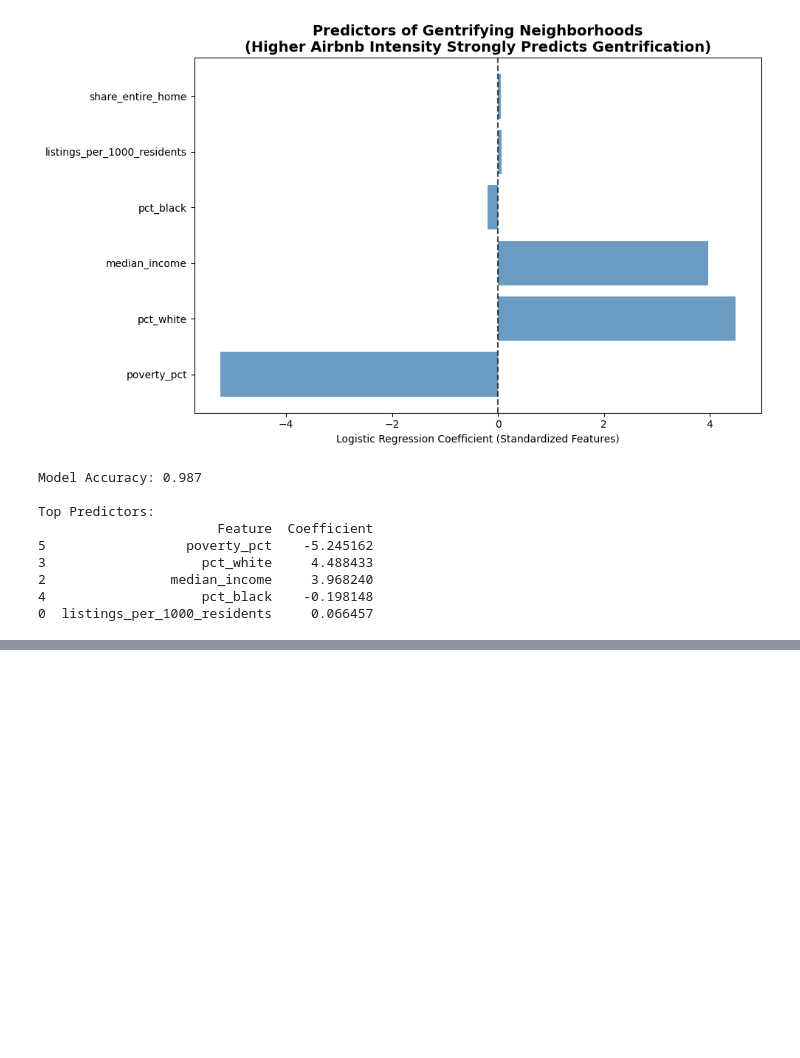
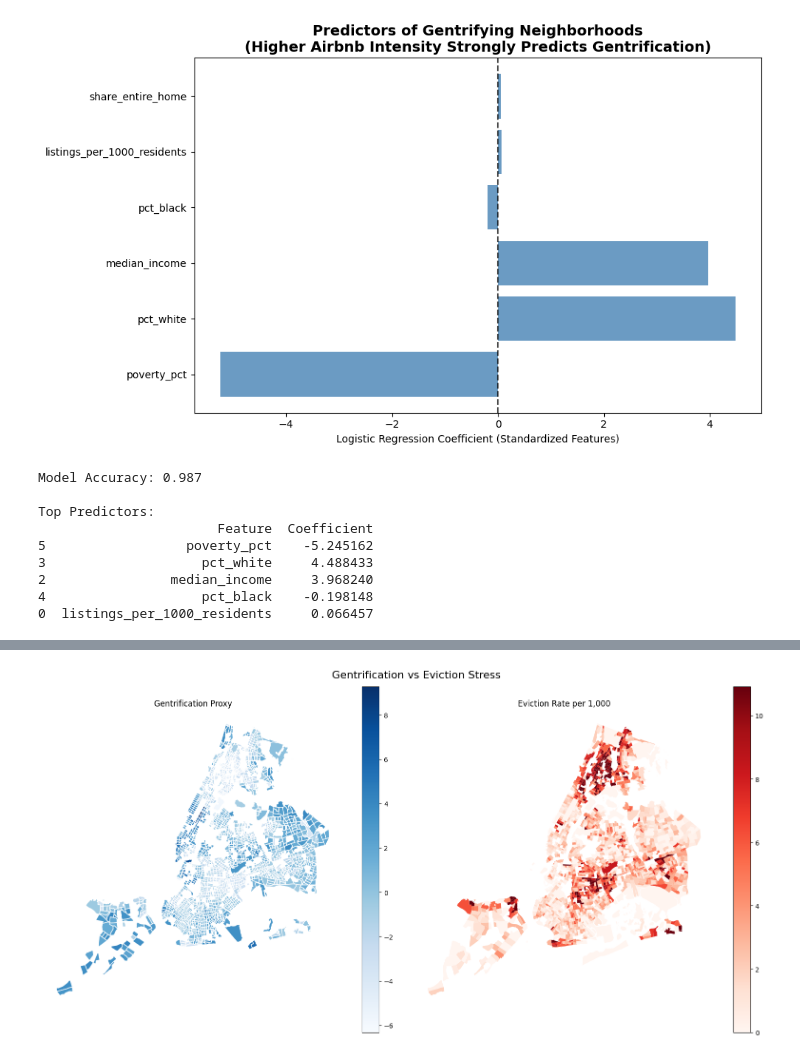
Before and after one commit to chenryry/tsadatascience2026, a Jupyter notebook: graphs.ipynb, the cells around one changed output, grey strips where cells are left out. Cells and saved outputs as stored; diff of their text form; code cells hidden in the pictures; blank space fills up the shorter version.

```diff
--- a/graphs.ipynb
+++ b/graphs.ipynb
@@ -519,0 +699,39 @@ Top Predictors:
+# %%
+df_merged['GEOID'] = df_merged['GEOID'].astype(str).str.zfill(11)
+gdf_final['GEOID'] = gdf_final['GEOID'].astype(str).str.zfill(11)
+
+
+ev_dict = df_merged.set_index('GEOID')['evictions_per_1000_residents'].to_dict()
+gdf_final['evictions_per_1000_residents'] = gdf_final['GEOID'].map(ev_dict).fillna(0)
+# %%
+fig, (ax1, ax2) = plt.subplots(1, 2, figsize=(16, 8))
+
+# Left: Gentrification
+gdf_final.plot(
+    column='gentrification_proxy',
+    ax=ax1,
+    legend=True,
+    cmap='Blues',
+    edgecolor='white'
+)
+ax1.set_title('Gentrification Proxy')
+ax1.axis('off')
+
+# Right: Eviction rate
+gdf_final.plot(
+    column='evictions_per_1000_residents',
+    ax=ax2,
+    legend=True,
+    cmap='Reds',
+    vmin=0,
+    vmax=gdf_final['evictions_per_1000_residents'].quantile(0.95)
+)
+ax2.set_title('Eviction Rate per 1,000')
+ax2.axis('off')
+
+plt.suptitle('Gentrification vs Eviction Stress', fontsize=16)
+plt.tight_layout()
+plt.savefig('dual_choropleth_evictions.png', dpi=300, bbox_inches='tight')
+plt.show()
+# %% [output]
+[figure, added]
```
Also changed, not shown: parts of 12 cells of this notebook, 3 other files.
